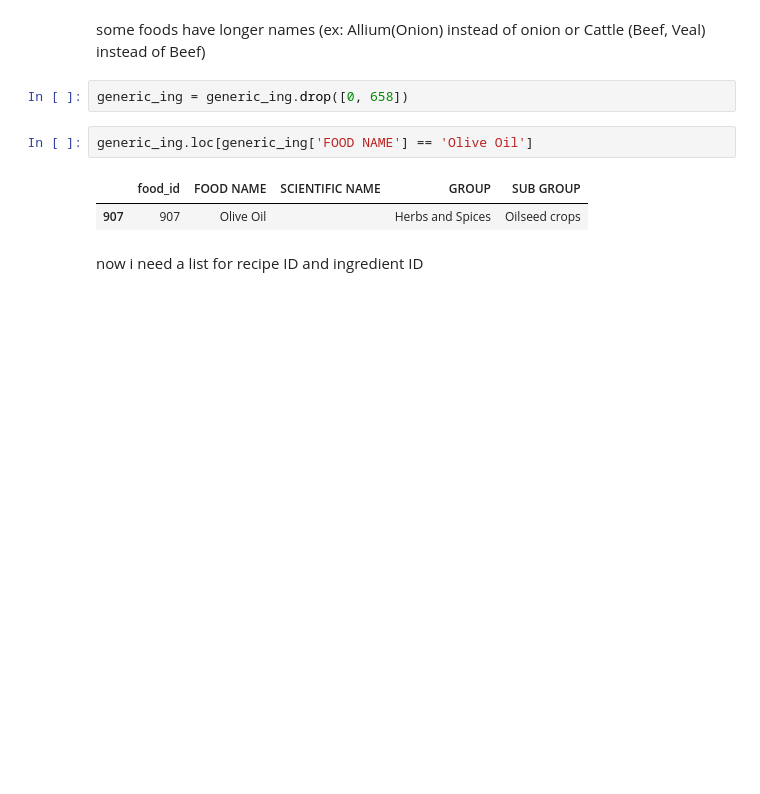
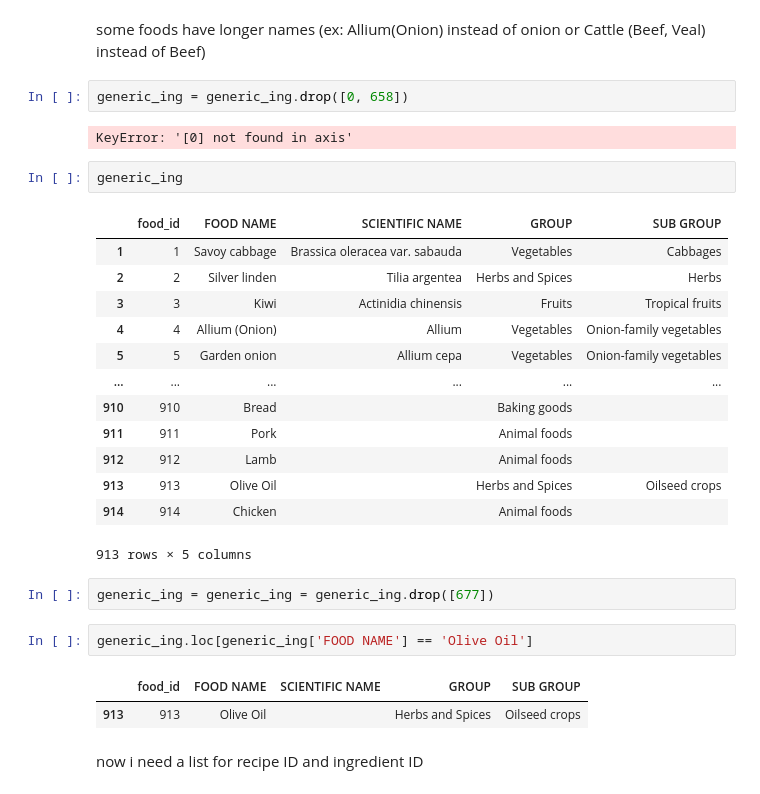
Before and after one commit to rosewisotzky/data_capstone, a Jupyter notebook: notebooks/recipeEDA.ipynb, the cells around one changed output. Drawn from its saved outputs; the diff is of its cells as text; blank space fills up the shorter version.

```diff
--- a/notebooks/recipeEDA.ipynb
+++ b/notebooks/recipeEDA.ipynb
@@ -354,12 +354,32 @@ generic_ing = generic_ing.rename(columns = {'index':'food_id'})
 # %% [markdown]
 some foods have longer names (ex: Allium(Onion) instead of onion or Cattle (Beef, Veal) instead of Beef)
-# %%
-generic_ing = generic_ing.drop([0, 658])
-# %%
-generic_ing.loc[generic_ing['FOOD NAME'] == 'Olive Oil']
-# %% [output]
-|  | food_id | FOOD NAME | SCIENTIFIC NAME | GROUP | SUB GROUP |
-| 907 | 907 | Olive Oil |  | Herbs and Spices | Oilseed crops |
+# %%
+generic_ing = generic_ing.drop([0, 658])
+# %% [output]
+KeyError: '[0] not found in axis'
+# %%
+generic_ing
+# %% [output]
+|  | food_id | FOOD NAME | SCIENTIFIC NAME | GROUP | SUB GROUP |
+| 1 | 1 | Savoy cabbage | Brassica oleracea var. sabauda | Vegetables | Cabbages |
+| 2 | 2 | Silver linden | Tilia argentea | Herbs and Spices | Herbs |
+| 3 | 3 | Kiwi | Actinidia chinensis | Fruits | Tropical fruits |
+| 4 | 4 | Allium (Onion) | Allium | Vegetables | Onion-family vegetables |
+| 5 | 5 | Garden onion | Allium cepa | Vegetables | Onion-family vegetables |
+| ... | ... | ... | ... | ... | ... |
+| 910 | 910 | Bread |  | Baking goods |  |
+| 911 | 911 | Pork |  | Animal foods |  |
+| 912 | 912 | Lamb |  | Animal foods |  |
+| 913 | 913 | Olive Oil |  | Herbs and Spices | Oilseed crops |
+| 914 | 914 | Chicken |  | Animal foods |  |
+913 rows × 5 columns
+# %%
+generic_ing = generic_ing = generic_ing.drop([677])
+# %%
+generic_ing.loc[generic_ing['FOOD NAME'] == 'Olive Oil']
+# %% [output]
+|  | food_id | FOOD NAME | SCIENTIFIC NAME | GROUP | SUB GROUP |
+| 913 | 913 | Olive Oil |  | Herbs and Spices | Oilseed crops |
 # %% [markdown]
 now i need a list for recipe ID and ingredient ID
 # %%
```
Also changed, not shown: parts of 40 cells of this notebook, 1 other file.
